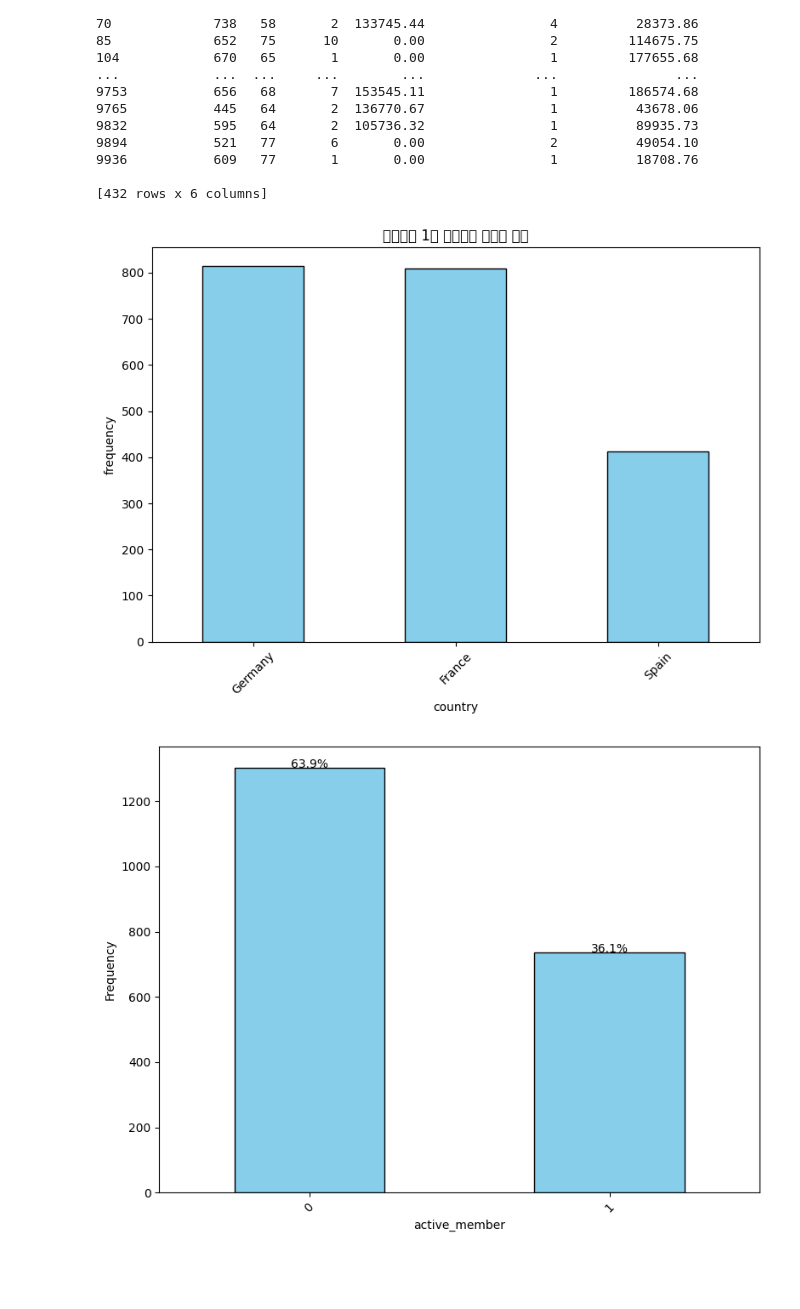
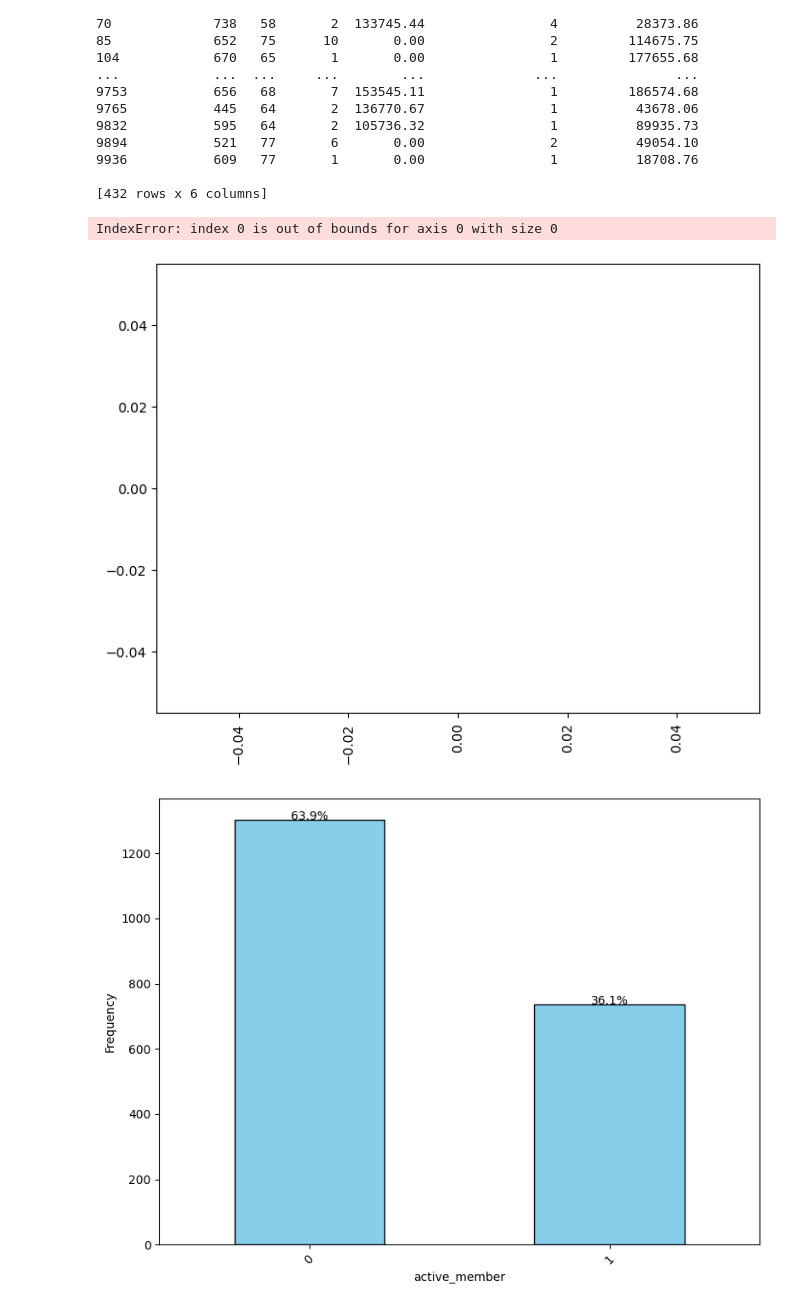
Before and after one commit to coconutkim/project_churn, a Jupyter notebook: df_exceptid.ipynb, the cells around one changed output. Saved outputs shown, nothing was run; the diff lists cells and outputs as text; code cells hidden in the pictures; blank space fills up the shorter version.

```diff
--- a/df_exceptid.ipynb
+++ b/df_exceptid.ipynb
@@ -753,24 +753,25 @@ print(numeric_df[outliers.any(axis=1)])
 # %%
 import pandas as pd
 import matplotlib.pyplot as plt
 
 # 결과값이 1인 데이터만 필터링
-filtered_df = df[df['churn'] == 1]
+filtered_df = df[df['balance'] == 1]
 
 # '컬럼명'의 값의 분포를 집계
-distribution = filtered_df['country'].value_counts()
+distribution = filtered_df['balance'].value_counts()
 
 # 막대 그래프로 시각화
 plt.figure(figsize=(8, 6))
 distribution.plot(kind='bar', color='skyblue', edgecolor='black')
 plt.title('결과값이 1인 데이터의 컬럼명 분포')
-plt.xlabel('country')
+plt.xlabel('balance')
 plt.ylabel('frequency')
 plt.xticks(rotation=45)
 plt.tight_layout()
 plt.show()
 # %% [output]
+IndexError: index 0 is out of bounds for axis 0 with size 0
-[figure, old version]
+[figure, new version]
 # %%
 import pandas as pd
 import matplotlib.pyplot as plt
```
Also changed, not shown: parts of 1 cell of this notebook, 1 other file.
